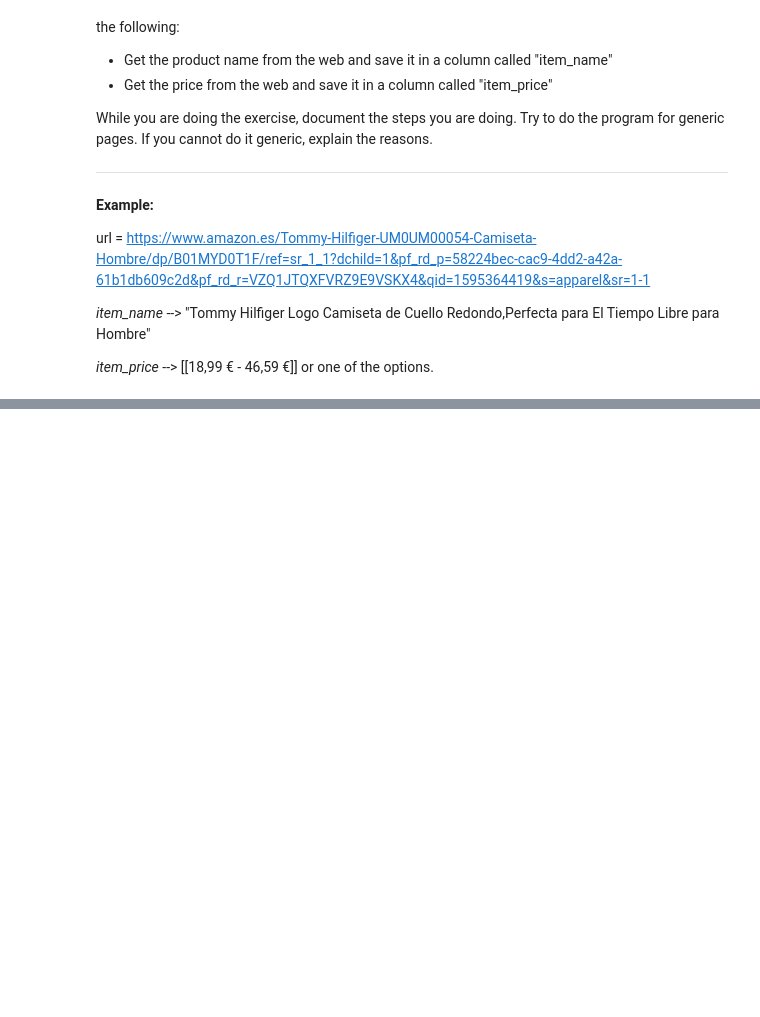
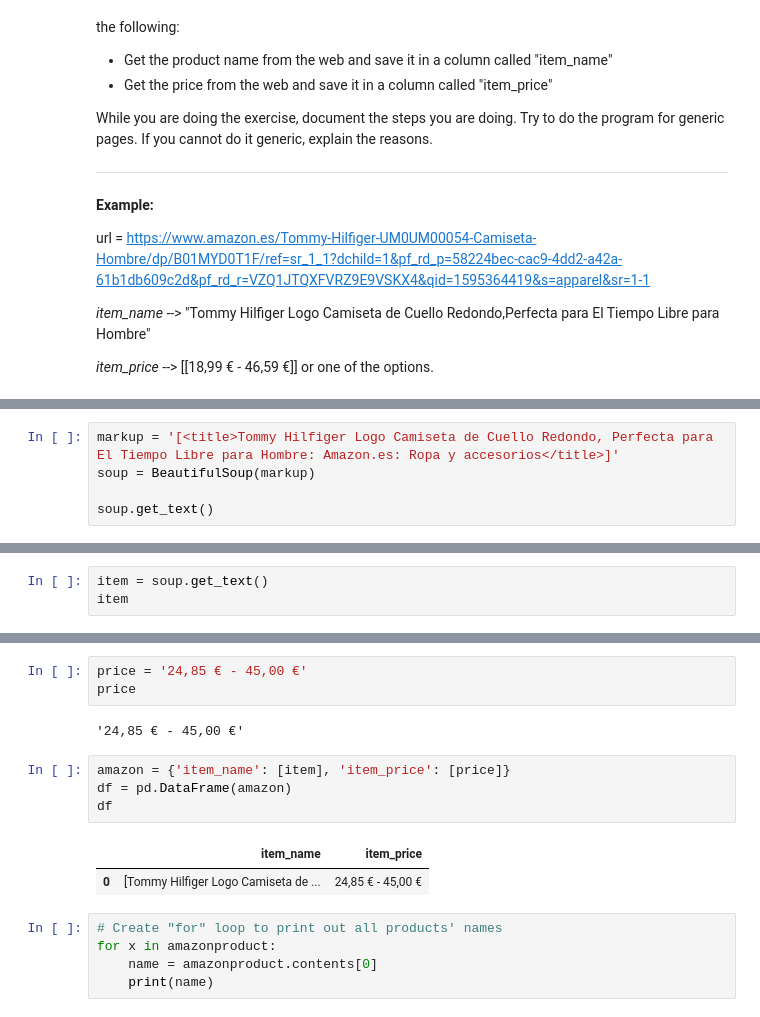
Before and after one commit to rochilandia/data_science_jun_2020, a Jupyter notebook: week6/day3/exercises/RM-web_scraping_delivery.ipynb, the cells around one changed output, grey strips where cells are left out. Cells and saved outputs as stored; diff of their text form; blank space fills up the shorter version.

```diff
--- a/week6/day3/exercises/RM-web_scraping_delivery.ipynb
+++ b/week6/day3/exercises/RM-web_scraping_delivery.ipynb
@@ -206,0 +483,5 @@ url = https://www.amazon.es/Tommy-Hilfiger-UM0UM00054-Camiseta-Hombre/dp/B01MYD0
+# %%
+markup = '[<title>Tommy Hilfiger Logo Camiseta de Cuello Redondo, Perfecta para El Tiempo Libre para Hombre: Amazon.es: Ropa y accesorios</title>]'
+soup = BeautifulSoup(markup)
+
+soup.get_text()
@@ -206,0 +490,3 @@ url = https://www.amazon.es/Tommy-Hilfiger-UM0UM00054-Camiseta-Hombre/dp/B01MYD0
+# %%
+item = soup.get_text()
+item
@@ -206,0 +535,17 @@ url = https://www.amazon.es/Tommy-Hilfiger-UM0UM00054-Camiseta-Hombre/dp/B01MYD0
+# %%
+price = '24,85 € - 45,00 €'
+price
+# %% [output]
+'24,85 € - 45,00 €'
+# %%
+amazon = {'item_name': [item], 'item_price': [price]}
+df = pd.DataFrame(amazon)
+df
+# %% [output]
+|  | item_name | item_price |
+| 0 | [Tommy Hilfiger Logo Camiseta de ... | 24,85 € - 45,00 € |
+# %%
+# Create "for" loop to print out all products' names
+for x in amazonproduct:
+    name = amazonproduct.contents[0]
+    print(name)
```
Also changed, not shown: parts of 53 cells of this notebook.
